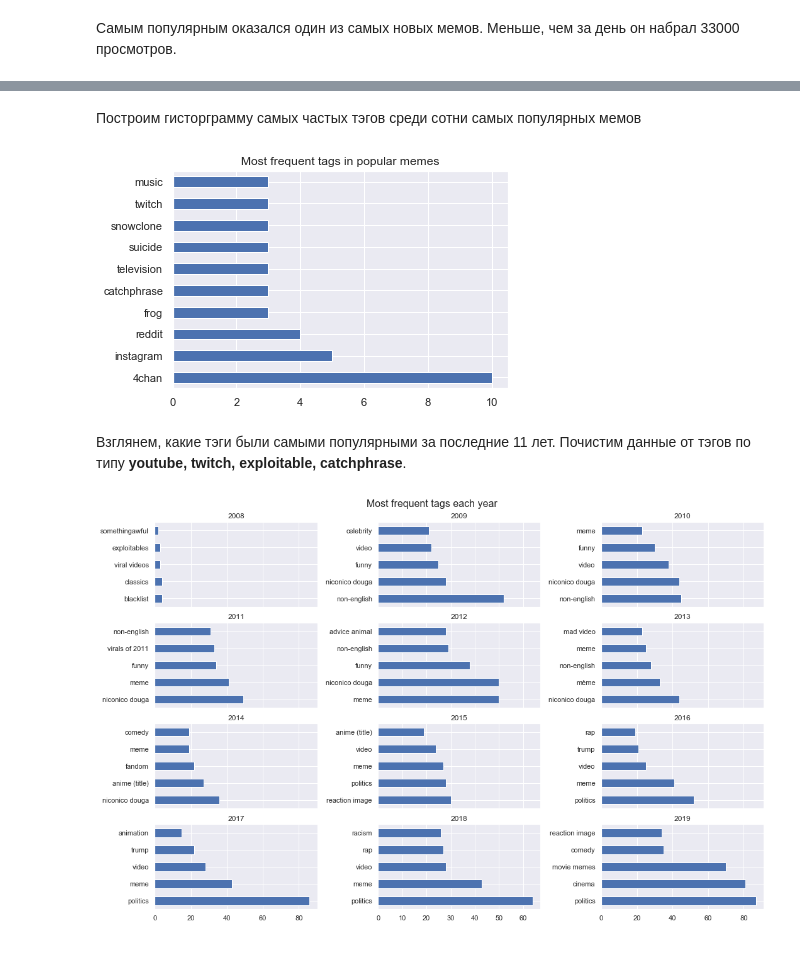
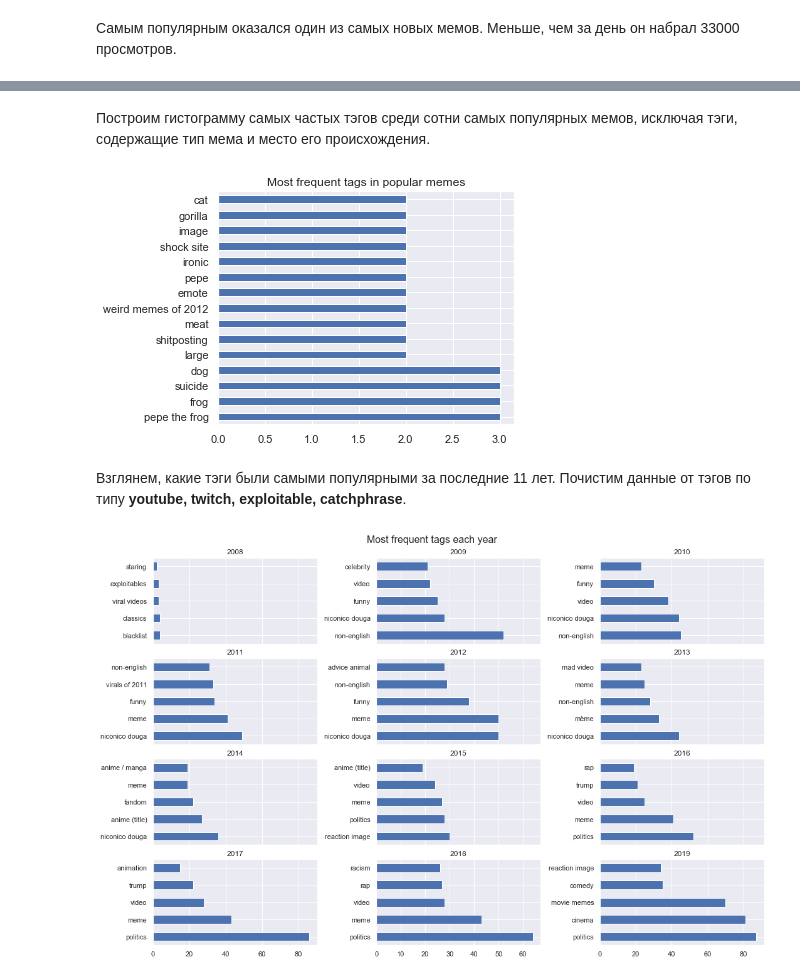
Before and after one commit to XopcLabs/memes, a Jupyter notebook: Research.ipynb, the cells around one changed output, grey strips where cells are left out. Cells and saved outputs as stored; diff of their text form; code cells hidden in the pictures.

```diff
--- a/Research.ipynb
+++ b/Research.ipynb
@@ -48,7 +48,6 @@ memory usage: 3.5+ MB
 # %%
 memes.added.fillna(method='ffill', inplace=True)
 memes.updated.fillna(method='ffill', inplace=True)
-memes.fillna('', inplace=True)
 memes['added'] = pd.to_datetime(memes.added, utc=True)
 memes['updated'] = pd.to_datetime(memes.updated, utc=True)
 memes['scraped_at'] = pd.to_datetime(memes.scraped_at, utc=True)
@@ -317,15 +330,25 @@ most_popular.head()
 # %% [markdown]
-Построим гисторграмму самых частых тэгов среди сотни самых популярных мемов
+Построим гистограмму самых частых тэгов среди сотни самых популярных мемов, исключая тэги, содержащие тип мема и место его происхождения.
 # %%
+origins = memes.origin.values
+types = memes.type.values
+
 popular_tags = most_popular.tags.map(lambda x: x.split(', ')).sum()
 popular_tags = pd.Series(popular_tags).value_counts()
-popular_tags.head(10).plot(kind='barh', title='Most frequent tags in popular memes')
+
+popular_tags = popular_tags.drop(origins, errors='ignore')
+popular_tags = popular_tags.drop(types, errors='ignore')
+
+popular_tags.head(15).plot(kind='barh', title='Most frequent tags in popular memes')
+plt.tight_layout()
+plt.savefig('tags.png')
 plt.show()
 # %% [output]
-[figure, old version]
+[figure, new version]
 # %% [markdown]
 Взглянем, какие тэги были самыми популярными за последние 11 лет. Почистим данные от тэгов по типу __youtube, twitch, exploitable, catchphrase__.
 # %%
+memes.tags.fillna('', inplace=True)
 year_tags = memes.resample('Y').tags.apply(lambda x: x.sum())
 year_tags = year_tags.map(lambda x: x.split(', '))
 year_tags = year_tags.map(lambda x: pd.Series(x).value_counts())
@@ -349,4 +372,4 @@ st.set_y(0.95)
 fig.subplots_adjust(top=0.9)
 plt.show()
 # %% [output]
-[figure, old version]
+[figure, new version]
```
Also changed, not shown: parts of 11 cells of this notebook.
